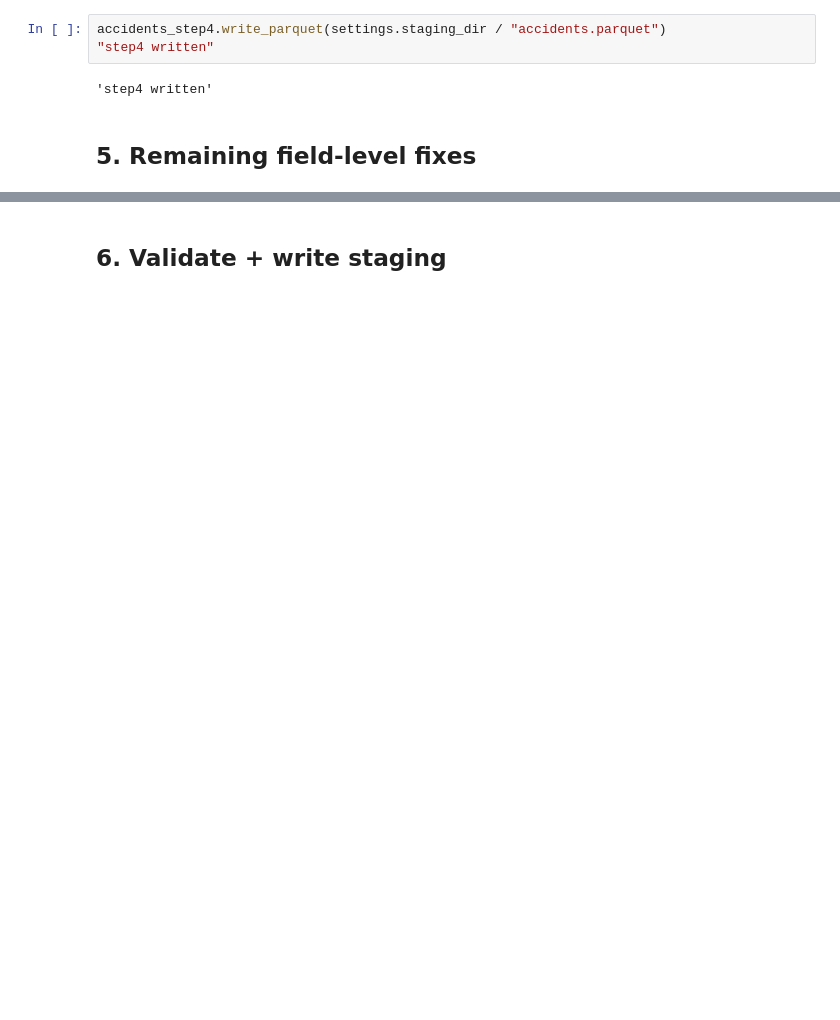
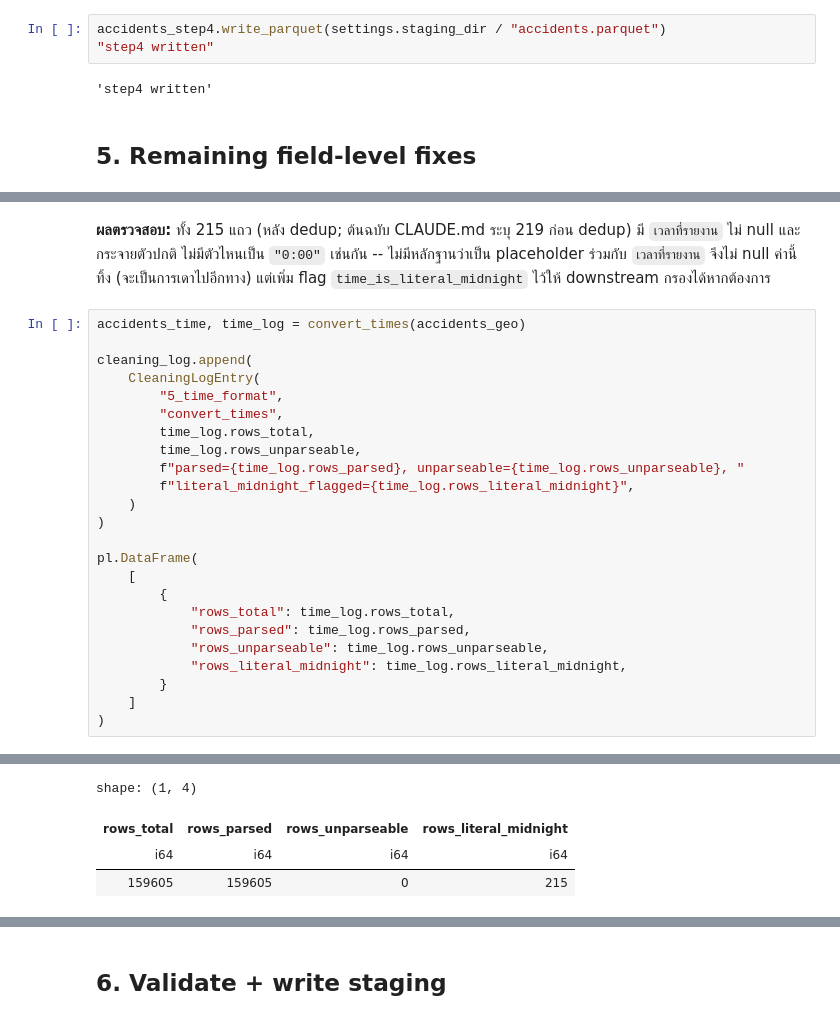
Before and after one commit to PhidPhew/car-insurance-accident-analysis, a Jupyter notebook: notebooks/02_data_cleaning.ipynb, the cells around one changed output, grey strips where cells are left out. Cells and saved outputs as stored; diff of their text form; blank space fills up the shorter version.

```diff
--- a/notebooks/02_data_cleaning.ipynb
+++ b/notebooks/02_data_cleaning.ipynb
@@ -663,0 +733,30 @@ accidents_step4.write_parquet(settings.staging_dir / "accidents.parquet")
+# %% [markdown]
+**ผลตรวจสอบ:** ทั้ง 215 แถว (หลัง dedup; ต้นฉบับ CLAUDE.md ระบุ 219 ก่อน dedup) มี
+`เวลาที่รายงาน` ไม่ null และกระจายตัวปกติ ไม่มีตัวไหนเป็น `"0:00"` เช่นกัน -- ไม่มีหลักฐานว่าเป็น
+placeholder ร่วมกับ `เวลาที่รายงาน` จึงไม่ null ค่านี้ทิ้ง (จะเป็นการเดาไปอีกทาง) แต่เพิ่ม flag
+`time_is_literal_midnight` ไว้ให้ downstream กรองได้หากต้องการ
+# %%
+accidents_time, time_log = convert_times(accidents_geo)
+
+cleaning_log.append(
+    CleaningLogEntry(
+        "5_time_format",
+        "convert_times",
+        time_log.rows_total,
+        time_log.rows_unparseable,
+        f"parsed={time_log.rows_parsed}, unparseable={time_log.rows_unparseable}, "
+        f"literal_midnight_flagged={time_log.rows_literal_midnight}",
+    )
+)
+
+pl.DataFrame(
+    [
+        {
+            "rows_total": time_log.rows_total,
+            "rows_parsed": time_log.rows_parsed,
+            "rows_unparseable": time_log.rows_unparseable,
+            "rows_literal_midnight": time_log.rows_literal_midnight,
+        }
+    ]
+)
+# %% [output]
@@ -663,0 +764,4 @@ accidents_step4.write_parquet(settings.staging_dir / "accidents.parquet")
+shape: (1, 4)
+| rows_total | rows_parsed | rows_unparseable | rows_literal_midnight |
+| i64 | i64 | i64 | i64 |
+| 159605 | 159605 | 0 | 215 |
```
Also changed, not shown: parts of 15 cells of this notebook, 2 other files.
